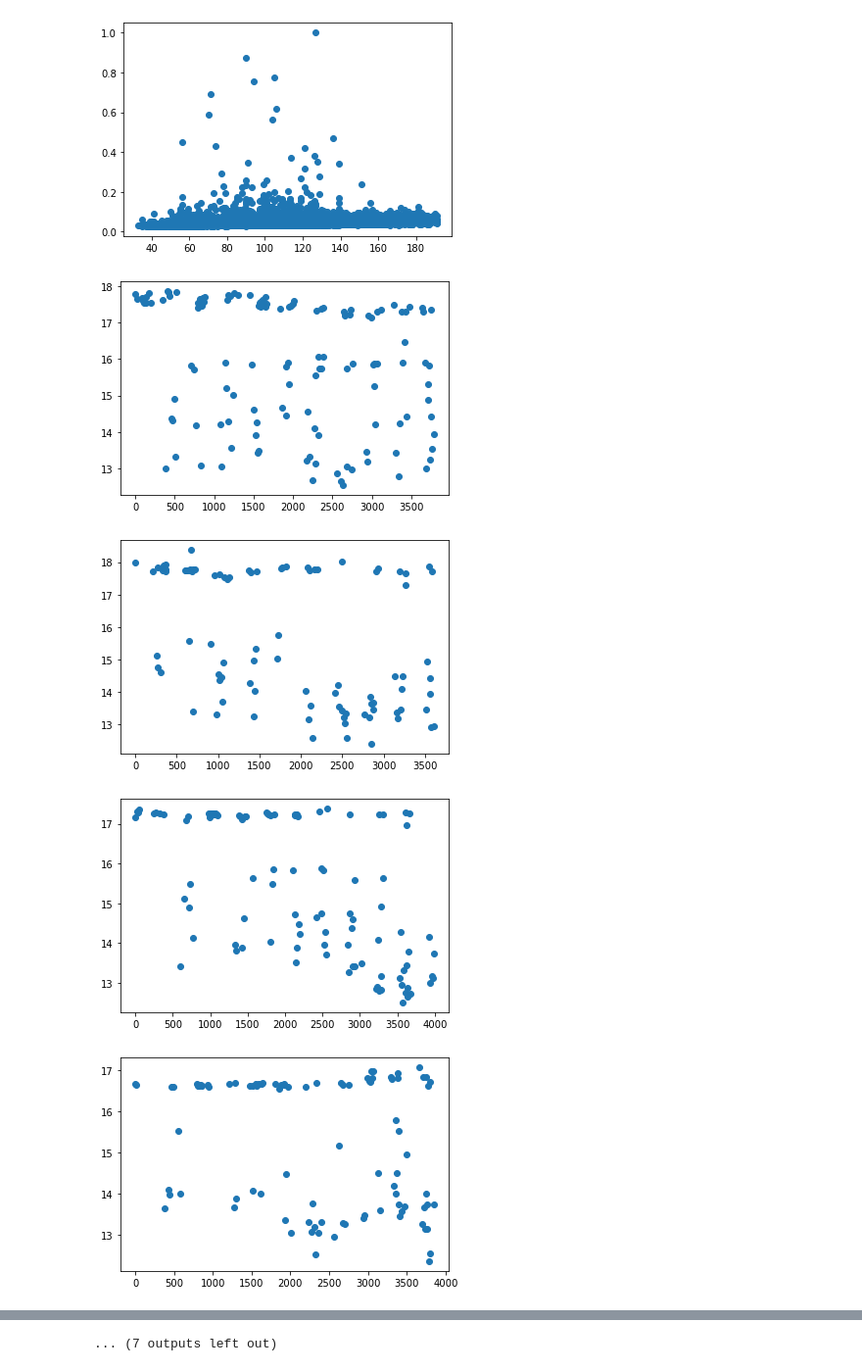
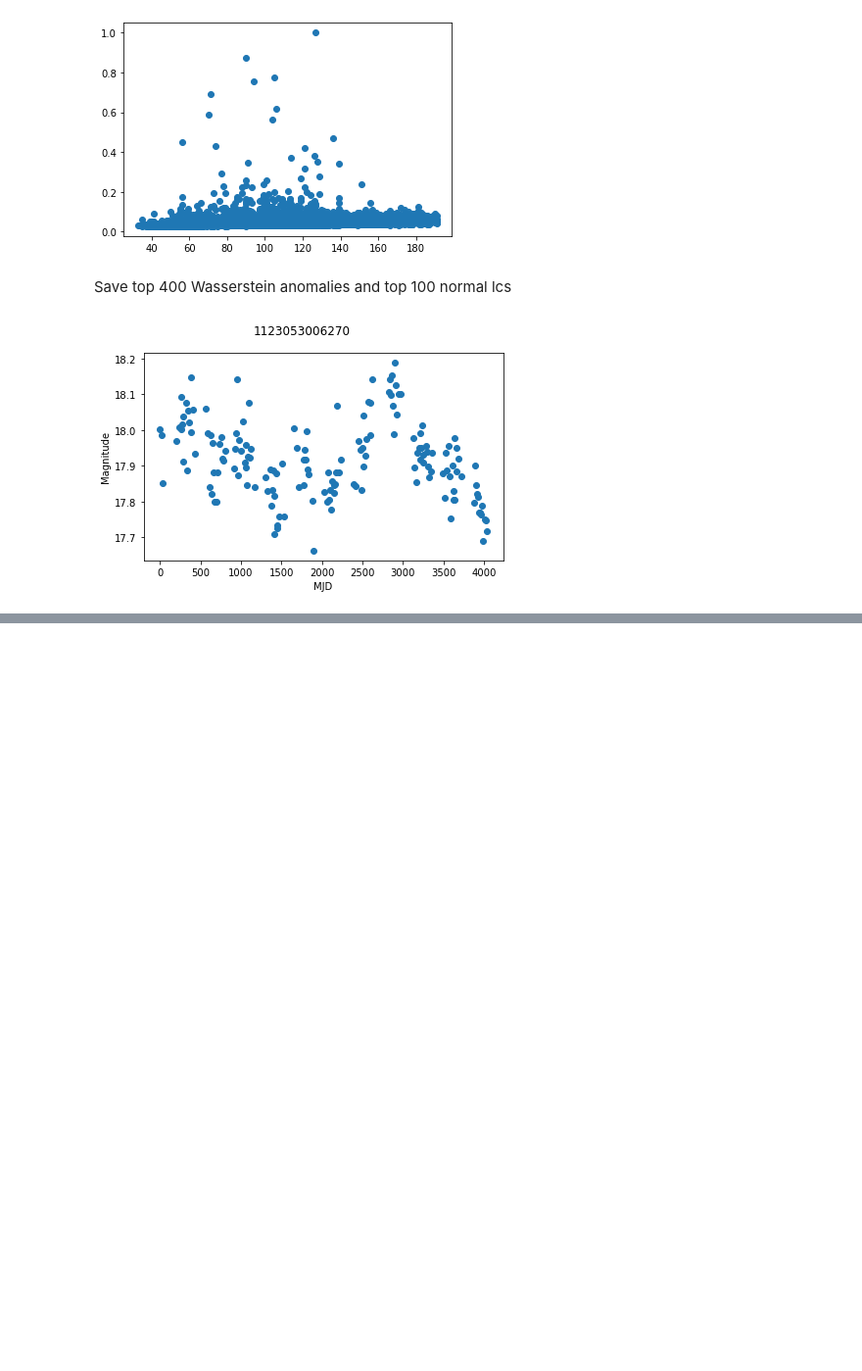
Before and after one commit to cosmic-hi-5/astropology, a Jupyter notebook: anomaly/agn.ipynb, the cells around one changed output, grey strips where cells are left out. Shown at 98% size. Saved outputs shown, nothing was run; the diff lists cells and outputs as text; code cells hidden in the pictures; blank space fills up the shorter version.

Commit message:
feature: redifine min max normalization for plasticc data. Generate plots of anomalous and normal agn light curves :)

```diff
--- a/anomaly/agn.ipynb
+++ b/anomaly/agn.ipynb
@@ -83,22 +84,42 @@ plt.scatter(cadence[:, 0], cadence[:, 1])
 # %% [output]
 <matplotlib.collections.PathCollection at 0x...>
 [figure]
+# %% [markdown]
+Save top 400 Wasserstein anomalies and top 100 normal lcs
 # %%
-# rank = -5
+# anomalies
+fig, ax = plt.subplots(
+    tight_layout=True,
+    # figsize=(8, 5)
+)
 
-for rank in range(1, 20):
+for rank in range(1, 401):
+
     rank *= -1
-    lc = np.loadtxt(f"{lc_directory}/{ranked_objectid[rank]}.dat")
+    objectid = w_ranked_objectid[rank]
+    lc = np.loadtxt(f"{lc_directory}/{objectid}.dat")
 
-    plt.clf()
     mjd = lc[:, 0]
     mag = lc[:, 1]
     error_mag = lc[:, 2]
 
-    plt.scatter(mjd, mag)
-    plt.show()
+    ax.clear()
+
+    fig.suptitle(objectid)
+
+    ax.scatter(mjd, mag)
+
+    ax.set_xlabel("MJD")
+    ax.set_ylabel("Magnitude")
+
+    # plt.show()
+
+    save_to = "/home/edgar/Downloads/agn/wasserstein/anomaly"
+
+    if os.path.exists(save_to) is False:
+
+        os.makedirs(save_to)
+
+    fig.savefig(f"{save_to}/{abs(rank):03d}_{objectid}.pdf")
 # %% [output]
-[figure, old version]
+[figure, new version]
-[figure, removed]
-[figure, removed]
-[figure, removed]
@@ -113 +125,0 @@ for rank in range(1, 20):
-... (7 outputs left out)
```
Also changed, not shown: parts of 7 cells of this notebook, 2 other files.
